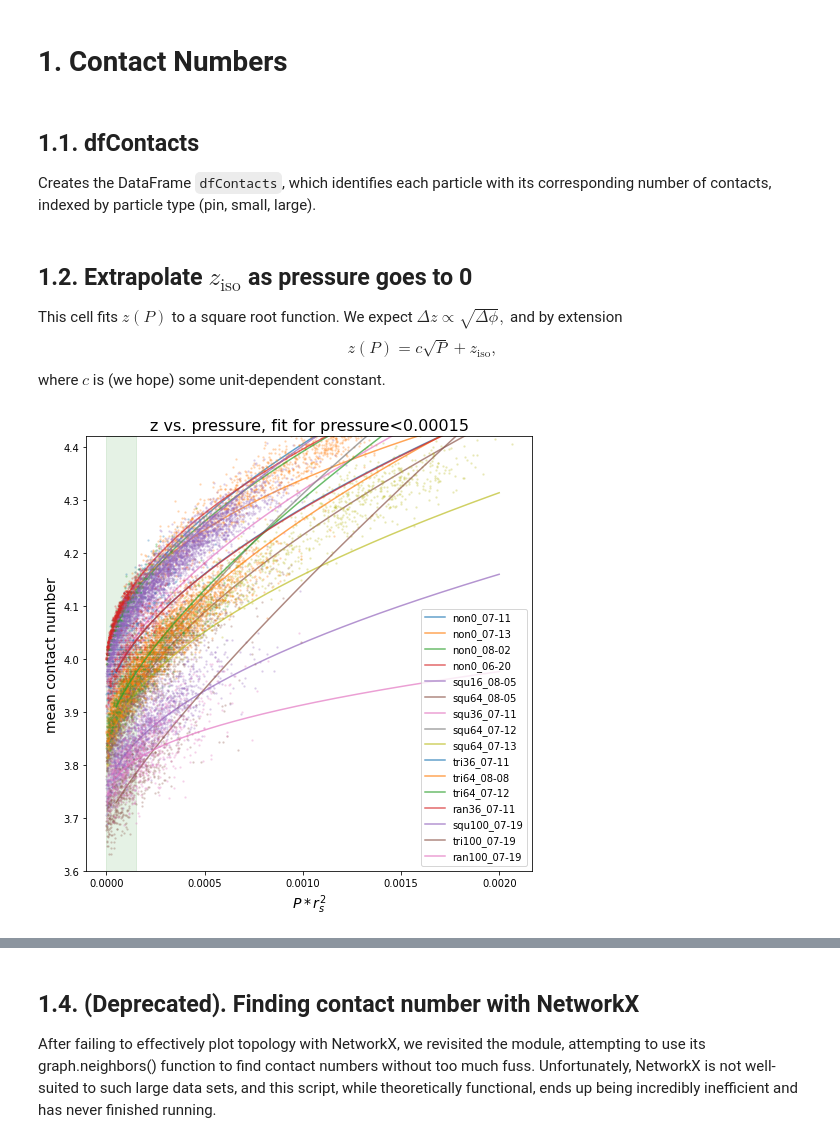
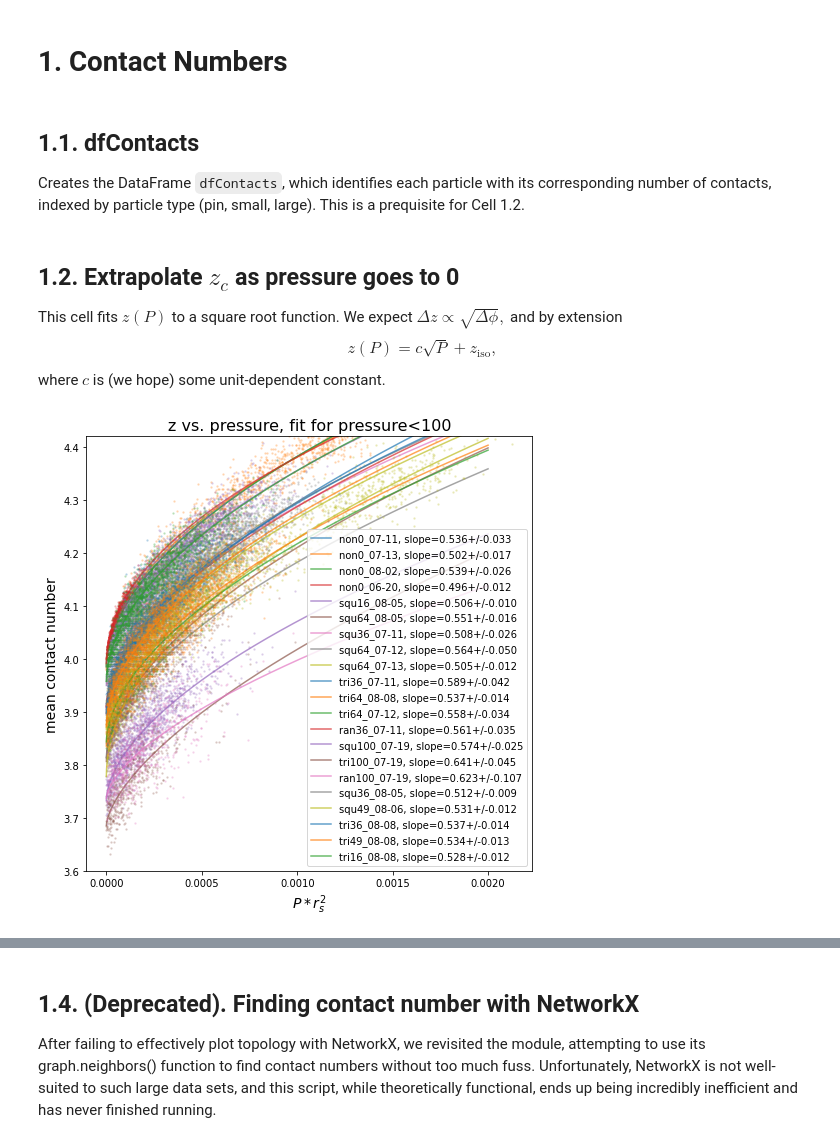
Before and after one commit to andyletzhang/SwatGrains, a Jupyter notebook: BondInfo_Analysis.ipynb, the cells around one changed output, grey strips where cells are left out. Saved outputs shown, nothing was run; the diff lists cells and outputs as text; code cells hidden in the pictures.

```diff
--- a/BondInfo_Analysis.ipynb
+++ b/BondInfo_Analysis.ipynb
@@ -91,0 +125,17 @@ dataDict={file:read_data(filenames[file]) for file in files}
+# %%
+filenames={'non0_07-11':'simulation_data/non_BondInfo07-11.txt', 'non0_07-13':'simulation_data/non_BondInfo07-13.txt',
+           'non0_08-02':'simulation_data/ZeroPinData/non_BondInfo08-02.txt', 'non0_06-20':'simulation_data/ZeroPinData/non_BondInfo06-20.txt',
+           'squ16_08-05':'simulation_data/squ_BondInfoNp16_08-05.txt', 'squ64_08-05':'simulation_data/squ_BondInfoNp64_08-05.txt','squ36_07-11':'simulation_data/squ_BondInfo07-11.txt',
+           'squ64_07-12':'simulation_data/squ_BondInfo07-12.txt', 'squ64_07-13':'simulation_data/squ_BondInfo07-13.txt',
+           'tri36_07-11':'simulation_data/tri_BondInfo07-11.txt', 'tri64_08-08':'simulation_data/tri_BondInfoNp64_08-08.txt', 'tri64_07-12':'simulation_data/tri_BondInfo07-12.txt',
+           'ran36_07-11':'simulation_data/ran_BondInfo07-11.txt', 'squ100_07-19':'simulation_data/squ_BondInfo07-19.txt', 'tri100_07-19':'simulation_data/tri_BondInfo07-19.txt', 'ran100_07-19':'simulation_data/ran_BondInfo07-19.txt',
+           'squ36_08-05':'simulation_data/squ_BondInfo08-05_36.txt', 'squ49_08-06':'simulation_data/squ_BondInfo08-06_49.txt',
+           'tri36_08-08':'simulation_data/tri_BondInfo08-08_36.txt', 'tri49_08-08':'simulation_data/tri_BondInfo08-08_49.txt',
+           'tri16_08-08':'simulation_data/tri_BondInfoNp16_08-08.txt'}
+
+files = ['non0_07-11','squ36_07-11', 'squ64_07-12', 'squ100_07-19','ran36_07-11','ran100_07-19', 'tri36_07-11', 'tri64_07-12', 'tri100_07-19']
+#files=['squ16_08-05','squ64_08-05','squ36_07-11','squ64_07-12','squ64_07-13','squ100_07-19','squ36_08-05','squ49_08-06']
+#files=['tri36_07-11','tri64_08-08','tri64_07-12','tri100_07-19','tri36_08-08','tri49_08-08','tri16_08-08']
+#files = filenames.keys()
+
+dataDict={file:read_data(filenames[file]) for file in files}
@@ -93,6 +147,6 @@ dataDict={file:read_data(filenames[file]) for file in files}
 # 1. Contact Numbers
 # %% [markdown]
 ## 1.1. dfContacts
-Creates the DataFrame `dfContacts`, which identifies each particle with its corresponding number of contacts, indexed by particle type (pin, small, large).
+Creates the DataFrame `dfContacts`, which identifies each particle with its corresponding number of contacts, indexed by particle type (pin, small, large). This is a prequisite for Cell 1.2.
 # %%
 contactsDict={file:sort_particles(dataDict[file]).groupby(['x','y','particleType','trialName']).size().reset_index(name='contacts').set_index('particleType') for file in files} # dataframe of particle coordinates, with contact number and trial labeled
@@ -107,24 +153,14 @@ dataDict[file]
 # %% [markdown]
-## 1.2. Extrapolate $z_\text{iso}$ as pressure goes to 0
+## 1.2. Extrapolate $z_c$ as pressure goes to 0
 This cell fits $z(P)$ to a square root function. We expect $\Delta z\propto\sqrt{\Delta\phi},$ and by extension
 $$z(P)=c\sqrt{P}+z_\text{iso},$$
 where $c$ is (we hope) some unit-dependent constant.
 # %%
-def get_pressures(file):
-    # the Pressures.txt file (created in Info_Analysis.ipynb) contains the seeds of all jammed trials, which we use to filter our data.
-    # for some of our analysis, we'll also need pressures corresponding to each trial, which this file gives us.
-    filePath=file.split('/')
-    filePath[-1]=filePath[-1].replace('BondInfo','Pressures')
-    trialPressures=pd.read_csv('/'.join(filePath), sep=' ', index_col=0)['pressure']
-    r_s=float(trialPressures.index.values[0].split('-')[-2])
-    trialPressures=trialPressures*(r_s**2)
-    return trialPressures
-
 import re
 def power_fit(xdata, coeff, power, intercept):
     return coeff*(xdata)**power+intercept
 
-upperCutoff=1.5e-4
+upperCutoff=100
 contactParameters=pd.DataFrame()
 intercepts=[]
 plt.figure(figsize=(8,8))
@@ -132,41 +168,37 @@ for colorCounter, file in enumerate(files):
     fileData=np.array(dataDict[file].index.get_level_values(0)[0].split('-')[2:]).astype('float')
     #print(colorCounter)
     meanContacts=contactsDict[file].loc[[1,2]].groupby('trialName')['contacts'].mean()
-    pressureData = pd.concat([get_pressures(filenames[file]),meanContacts], axis=1)
-    pressureData = pressureData[pressureData.pressure>1e-8]
-    #pressureData = pressureData[pressureData.pressure<upperCutoff]
+    pressureData = pd.concat([get_pressures(filenames[file]),meanContacts], axis=1).dropna()
     pressureData.index.name='trialName'
     [coeff,power, intercept], covariance = sp.curve_fit(power_fit, pressureData.loc[pressureData.pressure<upperCutoff, 'pressure'], pressureData.loc[pressureData.pressure<upperCutoff, 'contacts'])
     perror=np.sqrt(np.diag(covariance))
     plt.plot(pressureData['pressure'], pressureData['contacts'],'C{}.'.format(colorCounter%9), ms=3, alpha=0.2)
-    xValues=np.linspace(5e-5,0.002,10000)
+    xValues=np.linspace(0,0.002,10000)
     yValues=power_fit(xValues, coeff, power, intercept)
-    plt.plot(xValues,yValues, 'C{}'.format(colorCounter%9), alpha=0.7, label='{name}'.format(name=file))#, $z_c={z:.3f}+/-{err:.3f}$, power=${a:.4f}+/-{err2:.3f}$'.format(name=file, z=intercept,err=perror[2],a=power, err2=perror[1]))
+    plt.plot(xValues,yValues, 'C{}'.format(colorCounter%9), alpha=0.7, label='{name}, slope={p:.3f}+/-{perr:.3f}'.format(name=file, p=power,perr=perror[1]))#, $z_c={z:.3f}+/-{err:.3f}$, power=${a:.4f}+/-{err2:.3f}$'.format(name=file, z=intercept,err=perror[2],a=power, err2=perror[1]))
     intercepts.append(intercept)
     if file[:3]=='non':
         fileData[-2]=0
     if file[:3]=='tri':
         g=np.sqrt(3)/2
     else:
         g=1
     contactParameters=pd.concat([contactParameters, pd.DataFrame({'n_pins':fileData[1],'n_total':fileData[0],'lambda':fileData[-2]/fileData[-1],'alpha':np.pi*(1+1.4**2)/(2*g)*(fileData[-2]/fileData[-1])**2,'coeff': coeff, 'err1': perror[0], 'power': power, 'err2': perror[1], 'intercept': intercept, 'err3':perror[2], 'geo':file[:3]}, index=[file])], axis=0)
     # Export delta z values to Pressures.txt file for plotting in Info_Analysis.ipynb
     #pressurePath=filenames[file].split('/')
     #pressurePath[-1]=pressurePath[-1].replace('BondInfo','Pressures')
     #pressureData['delta_z']=pressureData['contacts']-intercept
     #pressureData.drop('contacts', axis=1, inplace=True)
     #pressureData.to_csv('/'.join(pressurePath), sep=' ')
 
 plt.ylabel('mean contact number', fontsize=14)
-plt.axvspan(0,upperCutoff, color='green', alpha=0.1)
+#plt.axvspan(0,upperCutoff, color='green', alpha=0.1) # highlight region being fitted
 plt.xlabel('$P*r_s^2$', fontsize=14)
-#plt.xscale('log')
-#plt.yscale('log')
 plt.legend()
 plt.title('z vs. pressure, fit for pressure<{}'.format(upperCutoff), fontsize=16)#.format(num=int(dfContacts.groupby('trialName').size().mean()),z=intercept, err=perror[1]))
 plt.ylim(3.6,4.42)
-plt.savefig('plots/z_vs_p-lowest_pressure.jpg', dpi=300)
+#plt.savefig('plots/z_vs_p-lowest_pressure.jpg', dpi=300)
 
 plt.show()
 # %% [output]
-[figure, old version]
+[figure, new version]
```
Also changed, not shown: parts of 33 cells of this notebook, 2 other files.
